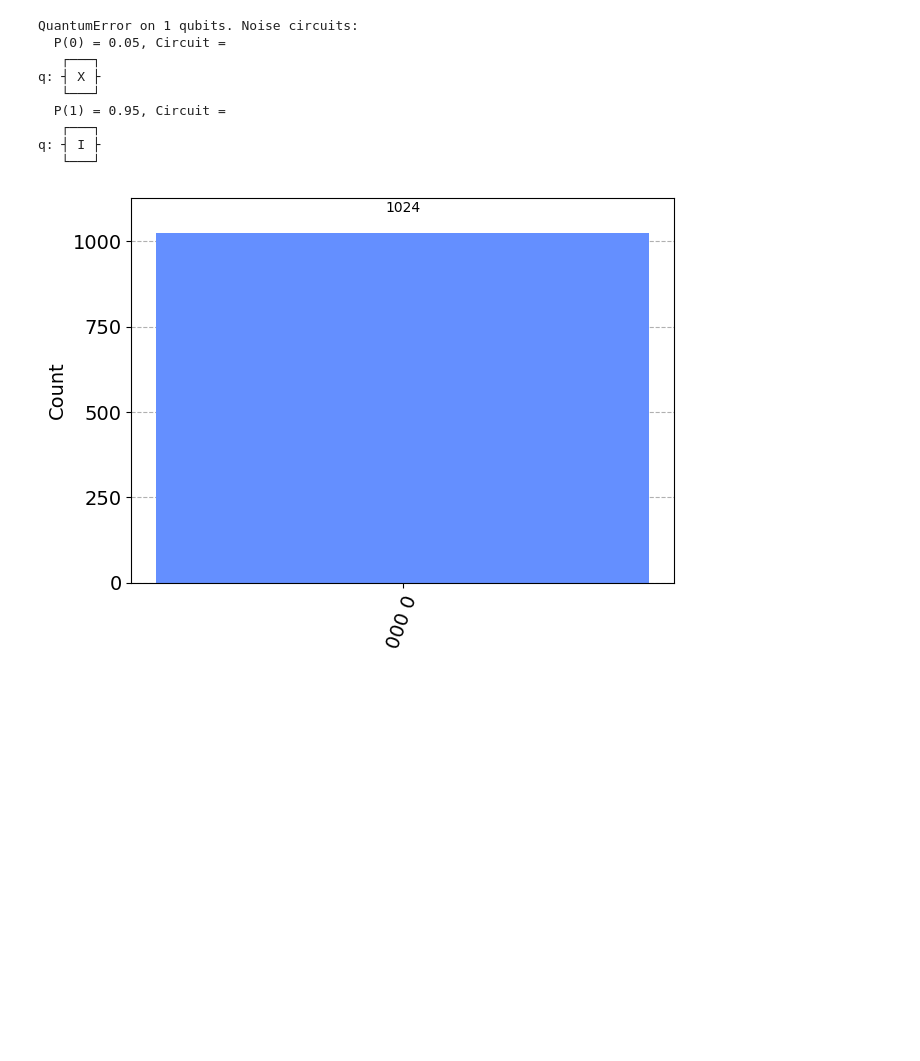
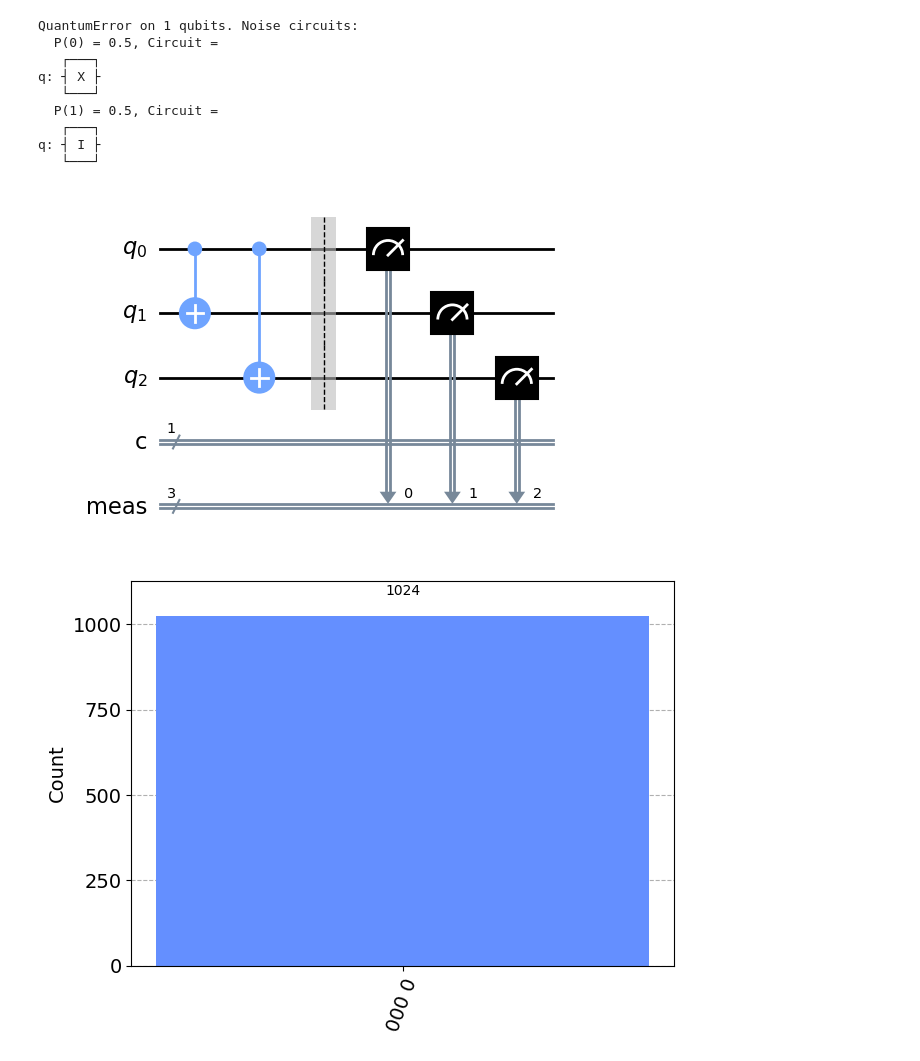
Before and after one commit to mikealiende/Laboratorio-3-Informacion-Cuantica, a Jupyter notebook: test2_noise_model.ipynb, the cells around one changed output. Saved outputs shown, nothing was run; the diff lists cells and outputs as text; code cells hidden in the pictures; blank space fills up the shorter version.

```diff
--- a/test2_noise_model.ipynb
+++ b/test2_noise_model.ipynb
@@ -11,28 +12,28 @@ from qiskit.providers.fake_provider import FakeVigo
 # %%
-p_error = 0.05
+p_error = 0.5
 bit_flip = pauli_error([('X', p_error), ('I', 1 - p_error)])
 print(bit_flip)
 # %% [output]
 QuantumError on 1 qubits. Noise circuits:
-  P(0) = 0.05, Circuit =
+  P(0) = 0.5, Circuit =
    ┌───┐
 q: ┤ X ├
    └───┘
-  P(1) = 0.95, Circuit =
+  P(1) = 0.5, Circuit =
    ┌───┐
 q: ┤ I ├
    └───┘
 # %%
-
-
-
 q = QuantumRegister(3,'q')
 c = ClassicalRegister(1, 'c')
 circuit = QuantumCircuit(q,c)
 
 circuit.cx(q[0],q[1])
 circuit.cx(q[0],q[2])
 circuit.measure_all()
+circuit.draw(output='mpl', style="clifford")
+# %% [output]
+[figure, added]
 # %%
 sim_ideal = AerSimulator()
 result_ideal = sim_ideal.run(circuit).result()
```
Also changed, not shown: parts of 2 cells of this notebook, 1 other file.
